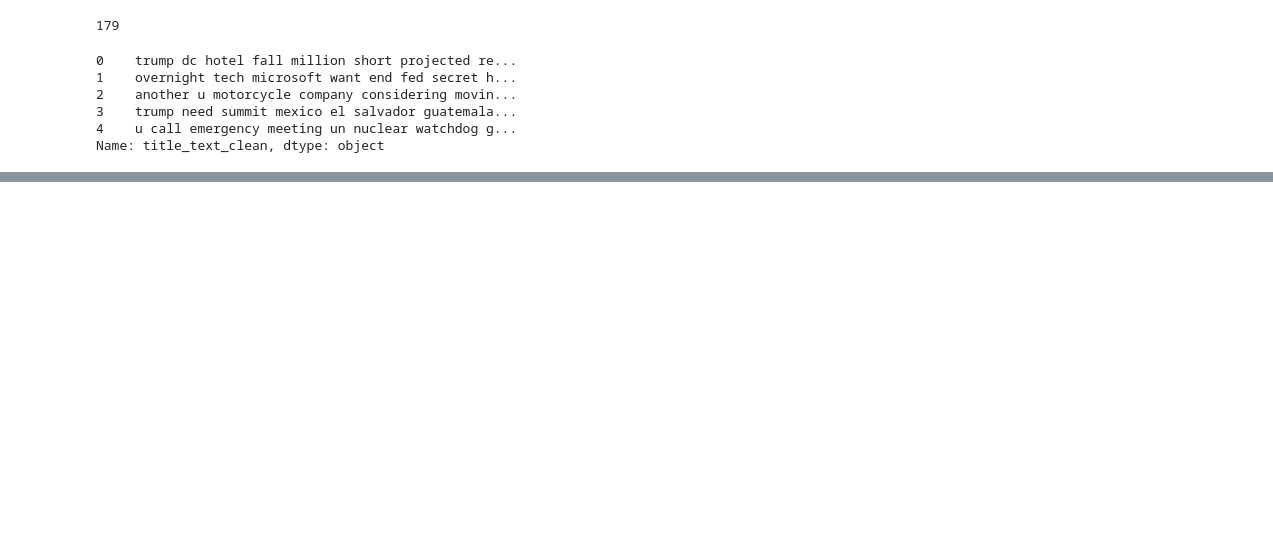
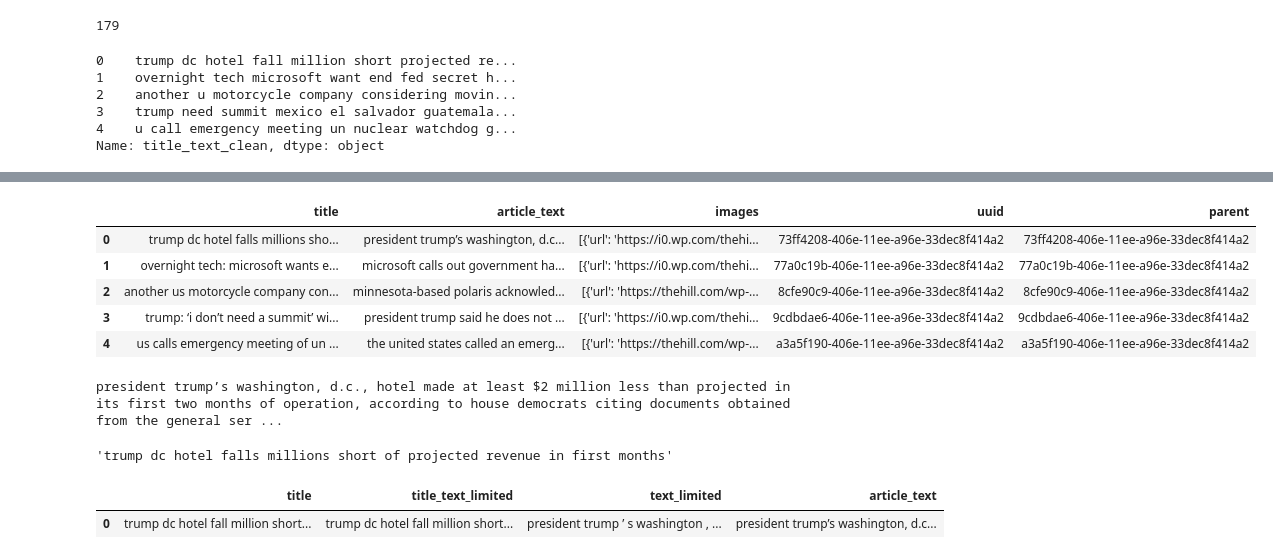
Before and after one commit to meganhmoore/LingoQuartet, a Jupyter notebook: notebooks/jackies_notebook.ipynb, the cells around one changed output, grey strips where cells are left out. Drawn from its saved outputs; the diff is of its cells as text; code cells hidden in the pictures; blank space fills up the shorter version.

```diff
--- a/notebooks/jackies_notebook.ipynb
+++ b/notebooks/jackies_notebook.ipynb
@@ -160,0 +229,6 @@ tokenized_texts = df['title_text_token'].apply(lambda x: tokenizer.tokenize(x))
+# %%
+with open("../data/300_sample_articles.json", "r") as fp:
+    data_sample = json.load(fp)
+
+json_string = json.dumps(data_sample)
+json_string[:512]
@@ -160,0 +237,4 @@ tokenized_texts = df['title_text_token'].apply(lambda x: tokenizer.tokenize(x))
+# %%
+df = pd.read_json(json_string)
+#df = pd.read_json(json_string, encoding=result['encoding'])
+df.head()
@@ -160,0 +248,23 @@ tokenized_texts = df['title_text_token'].apply(lambda x: tokenizer.tokenize(x))
+# %%
+
+#lowercase text
+df['title'] = df['title'].str.lower()
+df['article_text'] = df['article_text'].str.lower()
+
+#remove certain characters from title
+df['title'] = df['title'].apply(lambda x: re.sub(r'[\n\t\r]', '', x))
+
+df.head()
+# %% [output]
+|  | title | article_text | images | uuid | parent |
+| 0 | trump dc hotel falls millions sho... | president trump’s washington, d.c... | [{'url': 'https://i0.wp.com/thehi... | 73ff4208-406e-11ee-a96e-33dec8f414a2 | 73ff4208-406e-11ee-a96e-33dec8f414a2 |
+| 1 | overnight tech: microsoft wants e... | microsoft calls out government ha... | [{'url': 'https://i0.wp.com/thehi... | 77a0c19b-406e-11ee-a96e-33dec8f414a2 | 77a0c19b-406e-11ee-a96e-33dec8f414a2 |
+| 2 | another us motorcycle company con... | minnesota-based polaris acknowled... | [{'url': 'https://thehill.com/wp-... | 8cfe90c9-406e-11ee-a96e-33dec8f414a2 | 8cfe90c9-406e-11ee-a96e-33dec8f414a2 |
+| 3 | trump: ‘i don’t need a summit’ wi... | president trump said he does not ... | [{'url': 'https://i0.wp.com/thehi... | 9cdbdae6-406e-11ee-a96e-33dec8f414a2 | 9cdbdae6-406e-11ee-a96e-33dec8f414a2 |
+| 4 | us calls emergency meeting of un ... | the united states called an emerg... | [{'url': 'https://thehill.com/wp-... | a3a5f190-406e-11ee-a96e-33dec8f414a2 | a3a5f190-406e-11ee-a96e-33dec8f414a2 |
+# %%
+print(df['article_text'][0])
+df['title'][0]
+# %% [output]
+president trump’s washington, d.c., hotel made at least $2 million less than projected in its first two months of operation, according to house democrats citing documents obtained from the general ser ...
+'trump dc hotel falls millions short of projected revenue in first months'
@@ -160,0 +298,8 @@ tokenized_texts = df['title_text_token'].apply(lambda x: tokenizer.tokenize(x))
+# %%
+pd.set_option('display.max_colwidth', None)
+df[['title', 'title_text_limited', 'text_limited','article_text']].head(1)
+
+# note -- the lematization and re-joining adds spaces around certian punctuation -- treated they as separate tokens?
+# %% [output]
+|  | title | title_text_limited | text_limited | article_text |
+| 0 | trump dc hotel fall million short... | trump dc hotel fall million short... | president trump ’ s washington , ... | president trump’s washington, d.c... |
```
Also changed, not shown: parts of 18 cells of this notebook.
